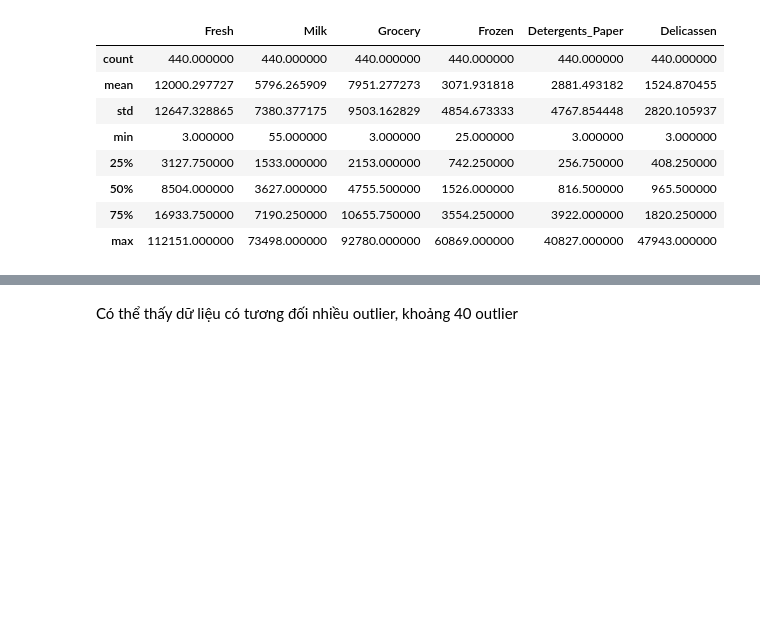
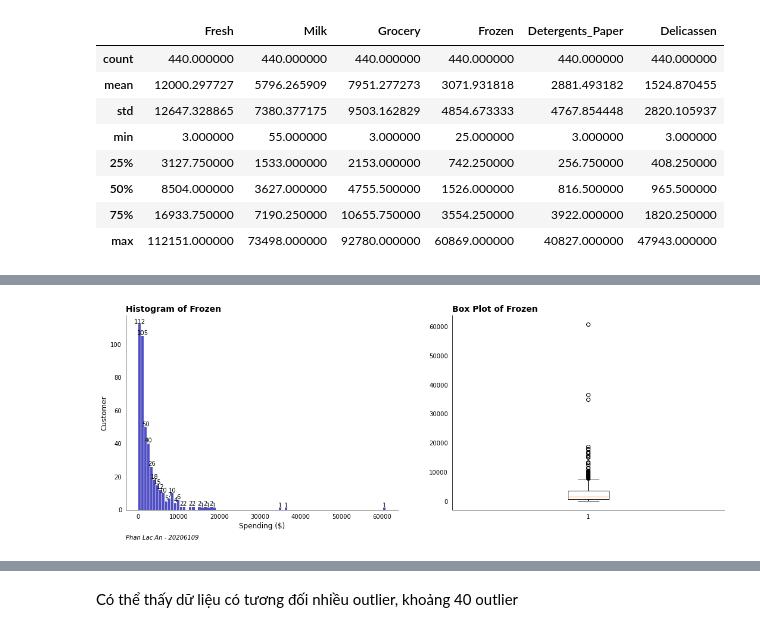
Before and after one commit to PhanAn-2002/do_an_1, a Jupyter notebook: customer_segment ver 2.ipynb, the cells around one changed output, grey strips where cells are left out. Cells and saved outputs as stored; diff of their text form; code cells hidden in the pictures; blank space fills up the shorter version.

```diff
--- a/customer_segment ver 2.ipynb
+++ b/customer_segment ver 2.ipynb
@@ -282,0 +157,4 @@ plt.show()
+# %%
+plot_histogram_and_boxplot(df['Frozen'])
+# %% [output]
+[figure, added]
```
Also changed, not shown: parts of 28 cells of this notebook.
